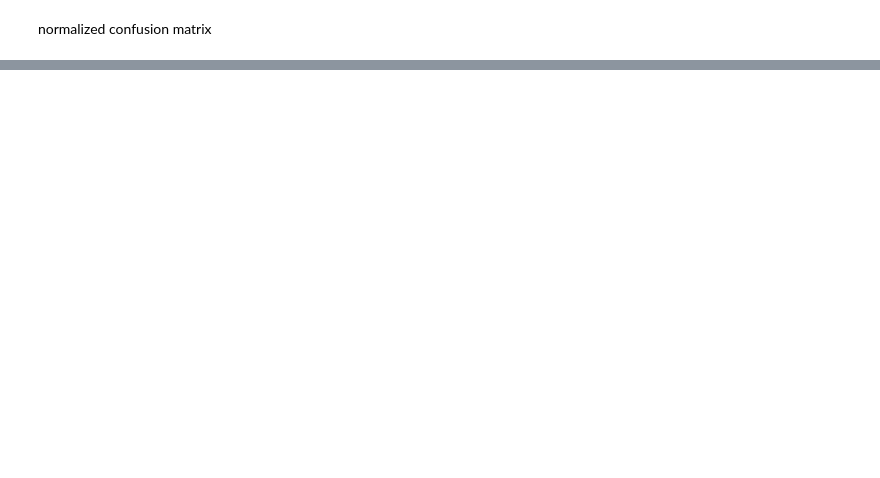
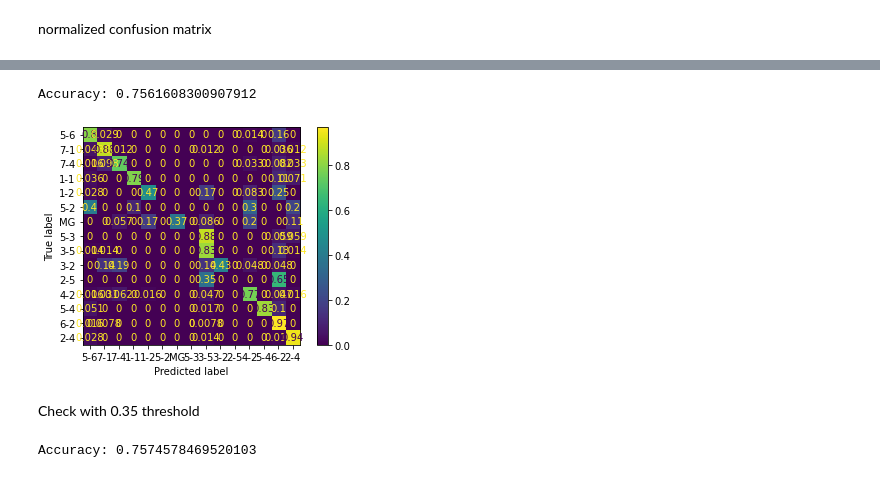
Before and after one commit to ozlembahar/devo-grn, a Jupyter notebook: notebooks/decisiontree.ipynb, the cells around one changed output, grey strips where cells are left out. Drawn from its saved outputs; the diff is of its cells as text; code cells hidden in the pictures; blank space fills up the shorter version.

```diff
--- a/notebooks/decisiontree.ipynb
+++ b/notebooks/decisiontree.ipynb
@@ -174,0 +161,7 @@ TO DO: feature selection (start with variance)
+# %%
+selector = VarianceThreshold()
+# %%
+x_VarSelected = selector.fit_transform(X)
+# %%
+x_train, x_test, y_train, y_test = train_test_split(x_VarSelected, Y, test_size=0.2)
+clf = rf.fit(x_train, y_train)
@@ -174,0 +170,17 @@ TO DO: feature selection (start with variance)
+# %%
+accuracy = accuracy_score(y_test, y_pred)
+print("Accuracy:", accuracy)  # slightly better
+# %% [output]
+Accuracy: 0.7561608300907912
+# %%
+disp = ConfusionMatrixDisplay.from_estimator(  # normalized accuracy
+        clf,
+        x_test,
+        y_test,
+        display_labels=display_labels,
+        normalize='true',
+    )
+# %% [output]
+[figure, added]
+# %% [markdown]
+Check with 0.35 threshold
@@ -174,0 +194,5 @@ TO DO: feature selection (start with variance)
+# %%
+accuracy = accuracy_score(y_test, y_pred)
+print("Accuracy:", accuracy)  # slightly better
+# %% [output]
+Accuracy: 0.7574578469520103
```
Also changed, not shown: parts of 29 cells of this notebook, 3 other files.
